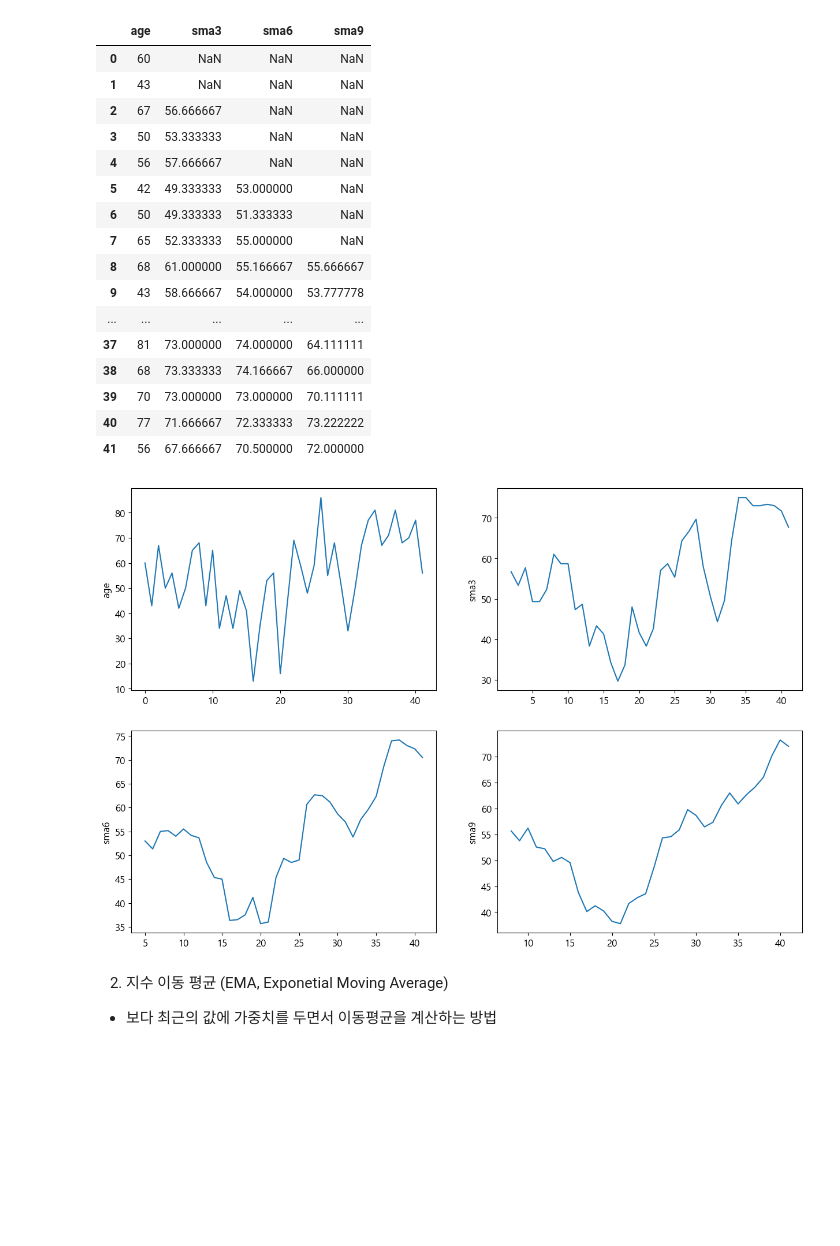
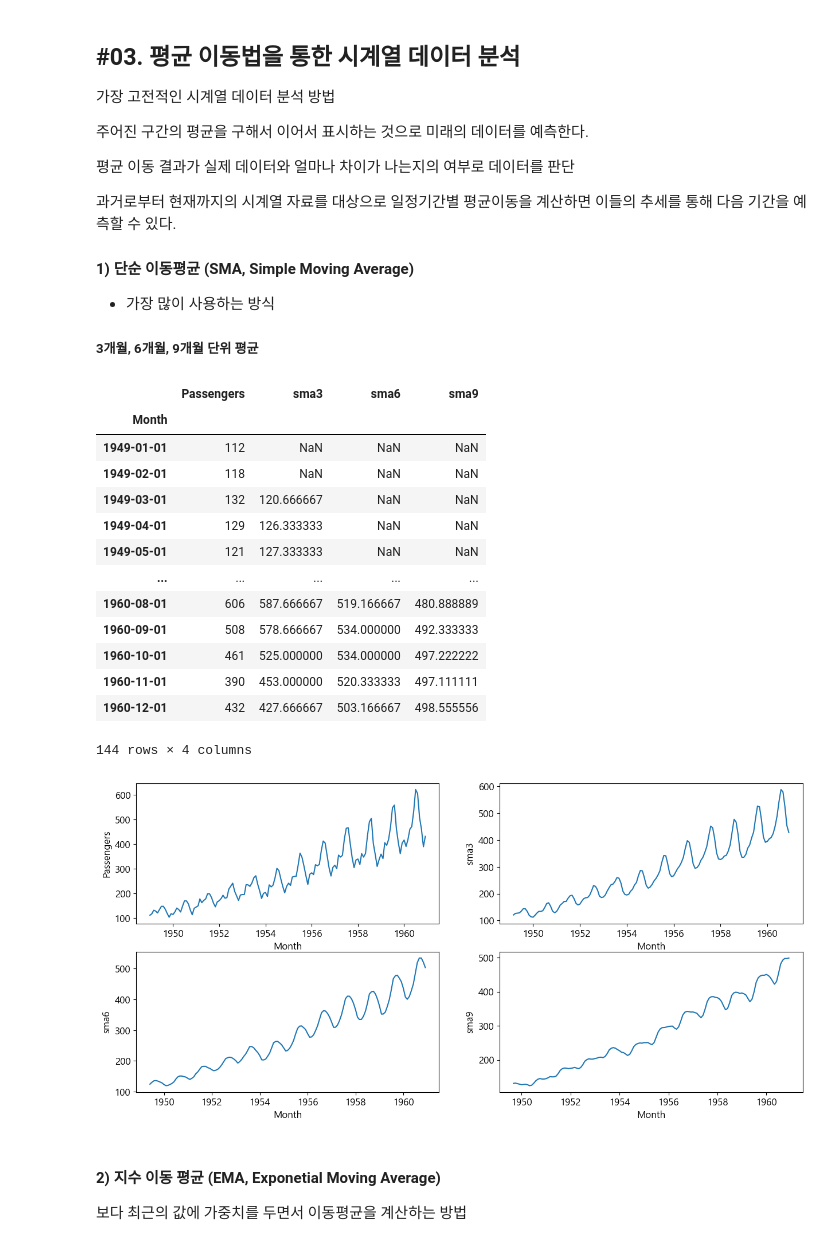
Before and after one commit to MDBluequasar/BigdatamegaIT, a Jupyter notebook: 수업내용/E_확증적_데이터_분석(CDA)/06_시계열분석/02_시계열_데이터_확인.ipynb, the cells around one changed output. Drawn from its saved outputs; the diff is of its cells as text; code cells hidden in the pictures; blank space fills up the shorter version.

```diff
--- a/수업내용/E_확증적_데이터_분석(CDA)/06_시계열분석/02_시계열_데이터_확인.ipynb
+++ b/수업내용/E_확증적_데이터_분석(CDA)/06_시계열분석/02_시계열_데이터_확인.ipynb
@@ -20,4 +19,4 @@ import sys
 # %%
-df = read_excel("https://data.hossam.kr/E06/kings.xlsx")
-df
+df = read_excel("https://data.hossam.kr/E06/air_passengers.xlsx", index_col="Month")
+df.head()
 # %% [output]
@@ -43,6 +32,6 @@ df
 # %%
 plt.rcParams["font.family"] = 'AppleGothic' if sys.platform == 'darwin' else 'Malgun Gothic'
 plt.rcParams["font.size"] = 12
-plt.rcParams["figure.figsize"] = (10, 5)
+plt.rcParams["figure.figsize"] = (15, 5)
 plt.rcParams["axes.unicode_minus"] = False
 # %% [markdown]
@@ -89,40 +117,53 @@ plt.close()
+# %% [markdown]
+## #03. 평균 이동법을 통한 시계열 데이터 분석
+
+가장 고전적인 시계열 데이터 분석 방법
+
+주어진 구간의 평균을 구해서 이어서 표시하는 것으로 미래의 데이터를 예측한다.
+
+평균 이동 결과가 실제 데이터와 얼마나 차이가 나는지의 여부로 데이터를 판단
+
+과거로부터 현재까지의 시계열 자료를 대상으로 일정기간별 평균이동을 계산하면 이들의 추세를 통해 다음 기간을 예측할 수 있다.
+
+#### 1) 단순 이동평균 (SMA, Simple Moving Average)
+
+- 가장 많이 사용하는 방식
+
+##### 3개월, 6개월, 9개월 단위 평균
 # %%
-df['sma3'] = df['age'].rolling(3).mean()
-df['sma6'] = df['age'].rolling(6).mean()
-df['sma9'] = df['age'].rolling(9).mean()
+df['sma3'] = df['Passengers'].rolling(3).mean()
+df['sma6'] = df['Passengers'].rolling(6).mean()
+df['sma9'] = df['Passengers'].rolling(9).mean()
 df
 # %% [output]
-|  | age | sma3 | sma6 | sma9 |
-| 0 | 60 | NaN | NaN | NaN |
-| 1 | 43 | NaN | NaN | NaN |
-| 2 | 67 | 56.666667 | NaN | NaN |
-| 3 | 50 | 53.333333 | NaN | NaN |
-| 4 | 56 | 57.666667 | NaN | NaN |
-| 5 | 42 | 49.333333 | 53.000000 | NaN |
-| 6 | 50 | 49.333333 | 51.333333 | NaN |
-| 7 | 65 | 52.333333 | 55.000000 | NaN |
-| 8 | 68 | 61.000000 | 55.166667 | 55.666667 |
-| 9 | 43 | 58.666667 | 54.000000 | 53.777778 |
+|  | Passengers | sma3 | sma6 | sma9 |
+| Month |  |  |  |  |
+| 1949-01-01 | 112 | NaN | NaN | NaN |
+| 1949-02-01 | 118 | NaN | NaN | NaN |
+| 1949-03-01 | 132 | 120.666667 | NaN | NaN |
+| 1949-04-01 | 129 | 126.333333 | NaN | NaN |
+| 1949-05-01 | 121 | 127.333333 | NaN | NaN |
 | ... | ... | ... | ... | ... |
-| 37 | 81 | 73.000000 | 74.000000 | 64.111111 |
-| 38 | 68 | 73.333333 | 74.166667 | 66.000000 |
-| 39 | 70 | 73.000000 | 73.000000 | 70.111111 |
-| 40 | 77 | 71.666667 | 72.333333 | 73.222222 |
-| 41 | 56 | 67.666667 | 70.500000 | 72.000000 |
+| 1960-08-01 | 606 | 587.666667 | 519.166667 | 480.888889 |
+| 1960-09-01 | 508 | 578.666667 | 534.000000 | 492.333333 |
+| 1960-10-01 | 461 | 525.000000 | 534.000000 | 497.222222 |
+| 1960-11-01 | 390 | 453.000000 | 520.333333 | 497.111111 |
+| 1960-12-01 | 432 | 427.666667 | 503.166667 | 498.555556 |
+144 rows × 4 columns
 # %%
-fig, ((ax1, ax2), (ax3, ax4)) = plt.subplots(nrows = 2, ncols = 2, figsize = (15, 10))
+fig, ((ax1, ax2), (ax3, ax4)) = plt.subplots(nrows=2, ncols=2, figsize=(15, 7))
 
-sb.lineplot(df, x = df.index, y='age', ax = ax1)
-sb.lineplot(df, x = df.index, y='sma3', ax = ax2)
-sb.lineplot(df, x = df.index, y='sma6', ax = ax3)
-sb.lineplot(df, x = df.index, y='sma9', ax = ax4)
+sb.lineplot(df, x=df.index, y='Passengers', ax=ax1)
+sb.lineplot(df, x=df.index, y='sma3', ax=ax2)
+sb.lineplot(df, x=df.index, y='sma6', ax=ax3)
+sb.lineplot(df, x=df.index, y='sma9', ax=ax4)
 
 plt.show()
 plt.close()
 # %% [output]
-[figure, old version]
+[figure, new version]
 # %% [markdown]
-2) 지수 이동 평균 (EMA, Exponetial Moving Average)
+#### 2) 지수 이동 평균 (EMA, Exponetial Moving Average)
 
-  - 보다 최근의 값에 가중치를 두면서 이동평균을 계산하는 방법
+보다 최근의 값에 가중치를 두면서 이동평균을 계산하는 방법
 # %%
```
Also changed, not shown: parts of 32 cells of this notebook, 7 other files.
